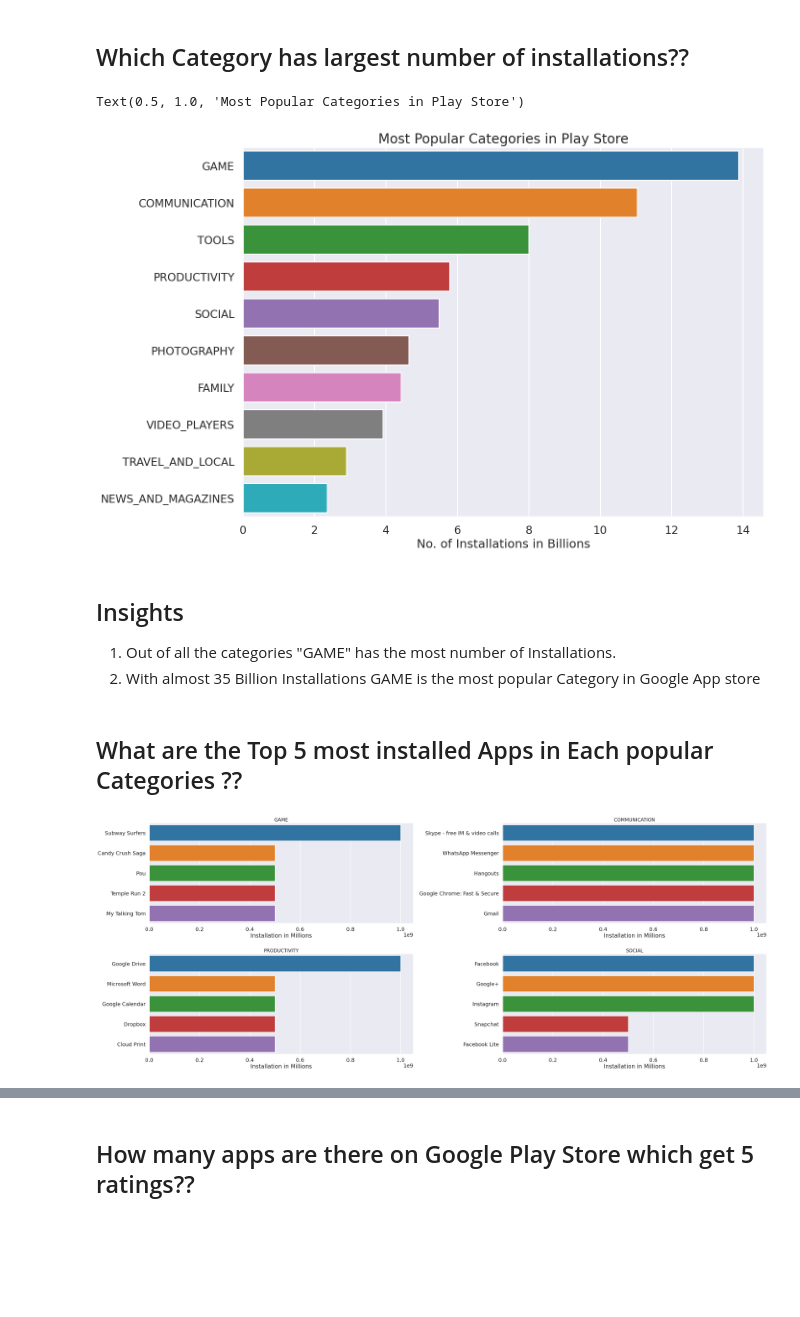
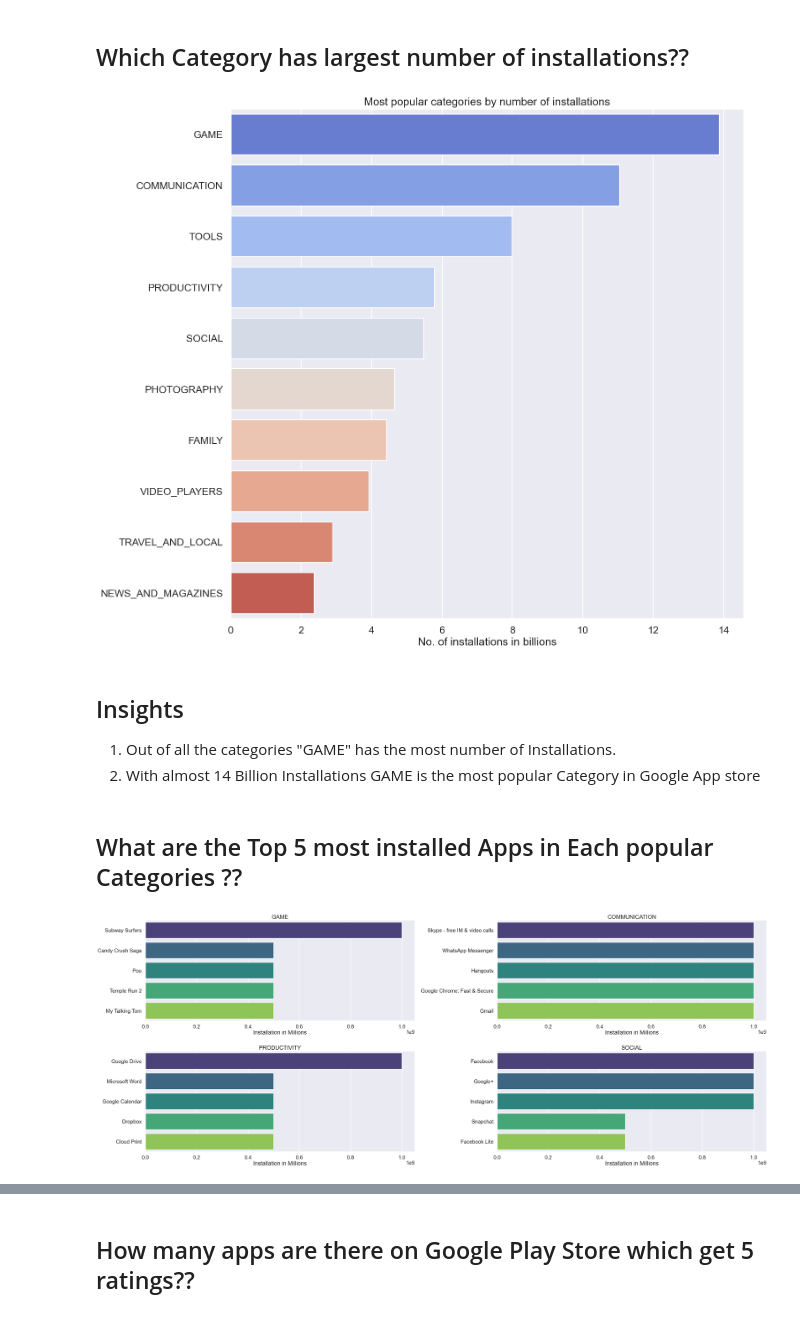
Before and after one commit to anish-upreti/Complete-Data-Science-Machine-Learning-DL-NLP-Bootcamp, a Jupyter notebook: 4. Exploratory Data Analysis and Feature Engineering/3.0-EDA+And+FE+Google+Playstore.ipynb, the cells around one changed output, grey strips where cells are left out. Drawn from its saved outputs; the diff is of its cells as text; code cells hidden in the pictures; blank space fills up the shorter version.

```diff
--- a/4. Exploratory Data Analysis and Feature Engineering/3.0-EDA+And+FE+Google+Playstore.ipynb
+++ b/4. Exploratory Data Analysis and Feature Engineering/3.0-EDA+And+FE+Google+Playstore.ipynb
@@ -544,49 +544,53 @@ plt.show()
 # %% [markdown]
 ## Which Category has largest number of installations??
 # %%
-df_cat_installs = df_copy.groupby(['Category'])['Installs'].sum().sort_values(ascending = False).reset_index()
-df_cat_installs.Installs = df_cat_installs.Installs/1000000000# converting into billions
-df2 = df_cat_installs.head(10)
-plt.figure(figsize = (14,10))
-sns.set_context("talk")
-sns.set_style("darkgrid")
 
-ax = sns.barplot(x = 'Installs' , y = 'Category' , data = df2 )
-ax.set_xlabel('No. of Installations in Billions')
-ax.set_ylabel('')
-ax.set_title("Most Popular Categories in Play Store", size = 20)
+df_max_installs = df_copy.groupby(["Category"])["Installs"].sum().sort_values(ascending = False).reset_index()
+df_max_installs["Installs"] = df_max_installs["Installs"] / 1000000000   ## bracket-style access
+## df_max_installs.Installs = df_max_installs.Installs / 1000000000      ## attribute-style access
+df2 = df_max_installs.head(10)   ## pick the top 10 category
+
+plt.figure(figsize=(15, 15))
+sns.set_context("talk")   ## makes plot more suitable for presentations(it increases the size of the labels, titles, and lines)
+sns.set_style("darkgrid")  ## sets the visual style of the plot
+
+bp = sns.barplot(x="Installs", y = "Category", data = df2, palette="coolwarm")
+bp.set_xlabel("No. of installations in billions")
+bp.set_ylabel("")
+bp.set_title("Most popular categories by number of installations")
+plt.show()
 # %% [output]
-Text(0.5, 1.0, 'Most Popular Categories in Play Store')
-[figure, old version]
+[figure, new version]
 # %% [markdown]
 ## Insights
 1. Out of all the categories "GAME" has the most number of Installations.
-2. With almost 35 Billion Installations GAME is the most popular Category in Google App store
+2. With almost 14 Billion Installations GAME is the most popular Category in Google App store
 # %% [markdown]
 ## What are the Top 5 most installed Apps in Each popular Categories ??
 # %%
-dfa = df_copy.groupby(['Category' ,'App'])['Installs'].sum().reset_index()
-dfa = dfa.sort_values('Installs', ascending = False)
+
+df_top_apps = df_copy.groupby(["Category", "App"])["Installs"].sum().sort_values(ascending=False).reset_index()
 apps = ['GAME', 'COMMUNICATION', 'PRODUCTIVITY', 'SOCIAL' ]
-sns.set_context("poster")
+sns.set_context("poster")     ## adjust the scale of the plot elements (such as labels, titles, and lines)
 sns.set_style("darkgrid")
 
-plt.figure(figsize=(40,30))
+plt.figure(figsize=(40, 30))
 
+## looping through the categories and creating bar plots
 for i,app in enumerate(apps):
-    df2 = dfa[dfa.Category == app]
-    df3 = df2.head(5)
-    plt.subplot(4,2,i+1)
-    sns.barplot(data= df3,x= 'Installs' ,y='App' )
-    plt.xlabel('Installation in Millions')
-    plt.ylabel('')
-    plt.title(app,size = 20)
+    df2 = df_top_apps[df_top_apps.Category == app]
+    df3 = df2.head(5)  ## getting the top 5 apps
+    plt.subplot(4, 2, i+1)
+    sns.barplot(data=df3, x="Installs", y="App",palette="viridis")
+    plt.xlabel("Installation in Millions")
+    plt.ylabel("")
+    plt.title(app)
 
 plt.tight_layout()
-plt.subplots_adjust(hspace= .3)
+plt.subplots_adjust(hspace= .3)  ##Adds some extra space (hspace=.3) between the rows of subplots to prevent any overlap between titles and the plots.
 plt.show()
 # %% [output]
-[figure, old version]
+[figure, new version]
 # %% [markdown]
 ## Insights
 - Most popular game is Subway Surfers.
```
Also changed, not shown: parts of 4 cells of this notebook.
